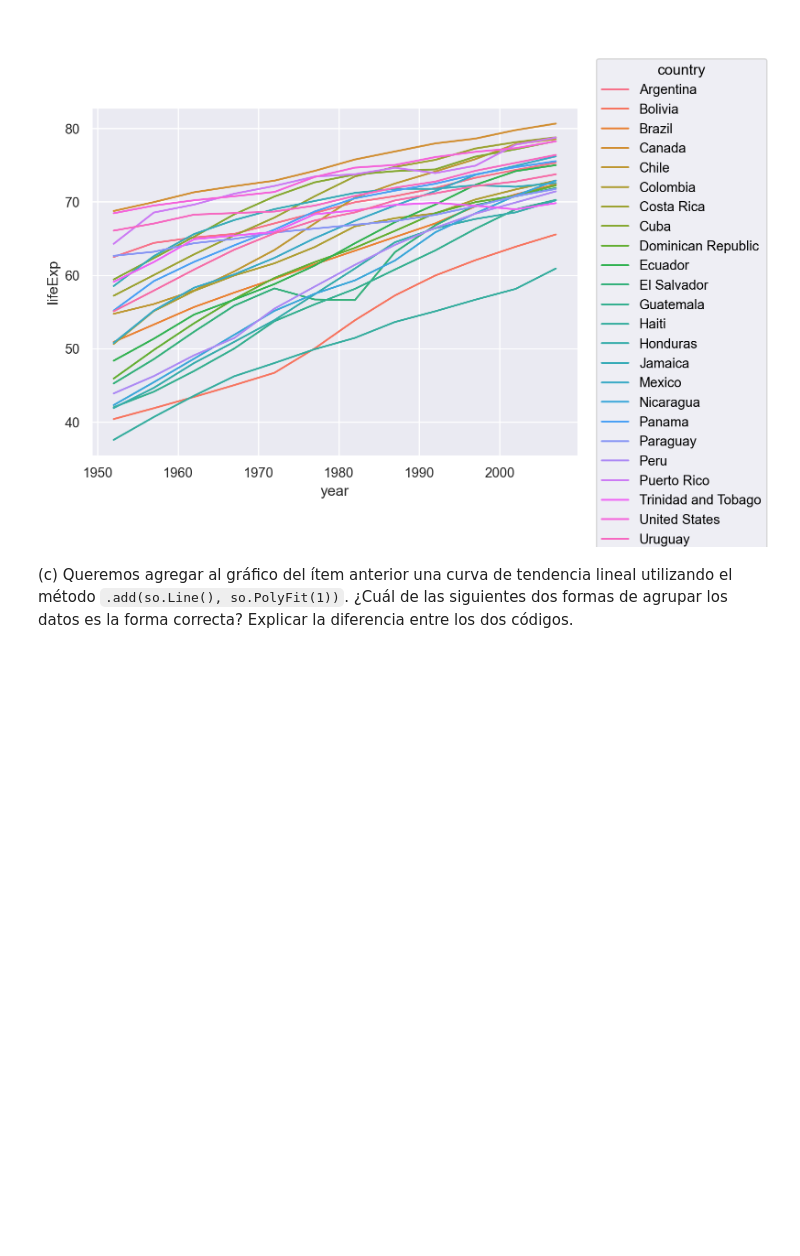
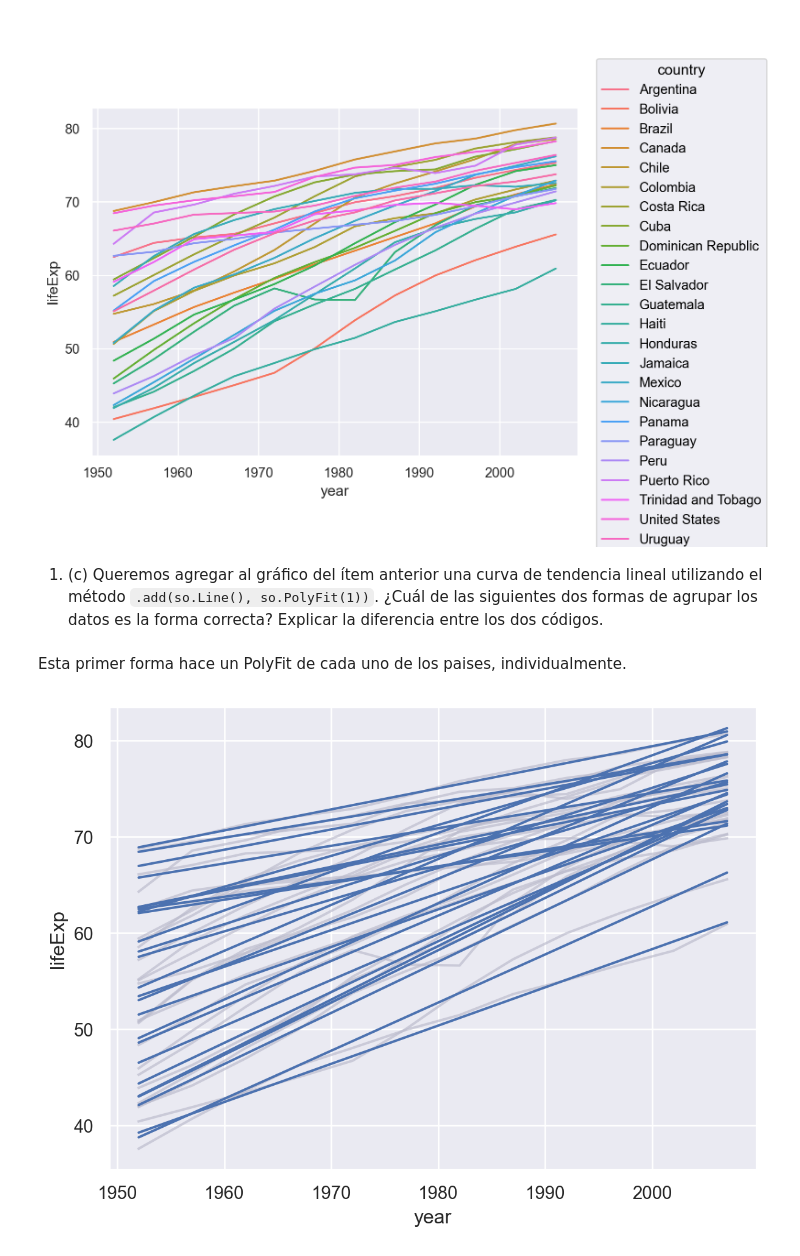
Before and after one commit to lmendezayl/uba-ldd-ic, a Jupyter notebook: guias/soluciones/practica3.ipynb, the cells around one changed output. Drawn from its saved outputs; the diff is of its cells as text; code cells hidden in the pictures; blank space fills up the shorter version.

```diff
--- a/guias/soluciones/practica3.ipynb
+++ b/guias/soluciones/practica3.ipynb
@@ -30,6 +32,16 @@ datosAmerica = gapminder[gapminder["continent"] == "Americas"]
 # %% [output]
 [figure]
 # %% [markdown]
-(c) Queremos agregar al gráfico del ı́tem anterior una curva de tendencia lineal utilizando
+1. (c) Queremos agregar al gráfico del ı́tem anterior una curva de tendencia lineal utilizando
 el método `.add(so.Line(), so.PolyFit(1))`. ¿Cuál de las siguientes dos formas de
 agrupar los datos es la forma correcta? Explicar la diferencia entre los dos códigos.
+# %% [markdown]
+Esta primer forma hace un PolyFit de cada uno de los paises, individualmente.
+# %%
+(
+    so.Plot(data = datosAmerica, x = "year", y = "lifeExp", group = "country")
+    .add(so.Lines(color = "#bbca"))
+    .add(so.Line(), so.PolyFit(1))
+)
+# %% [output]
+[figure, added]
```
Also changed, not shown: parts of 48 cells of this notebook, 1 other file.
